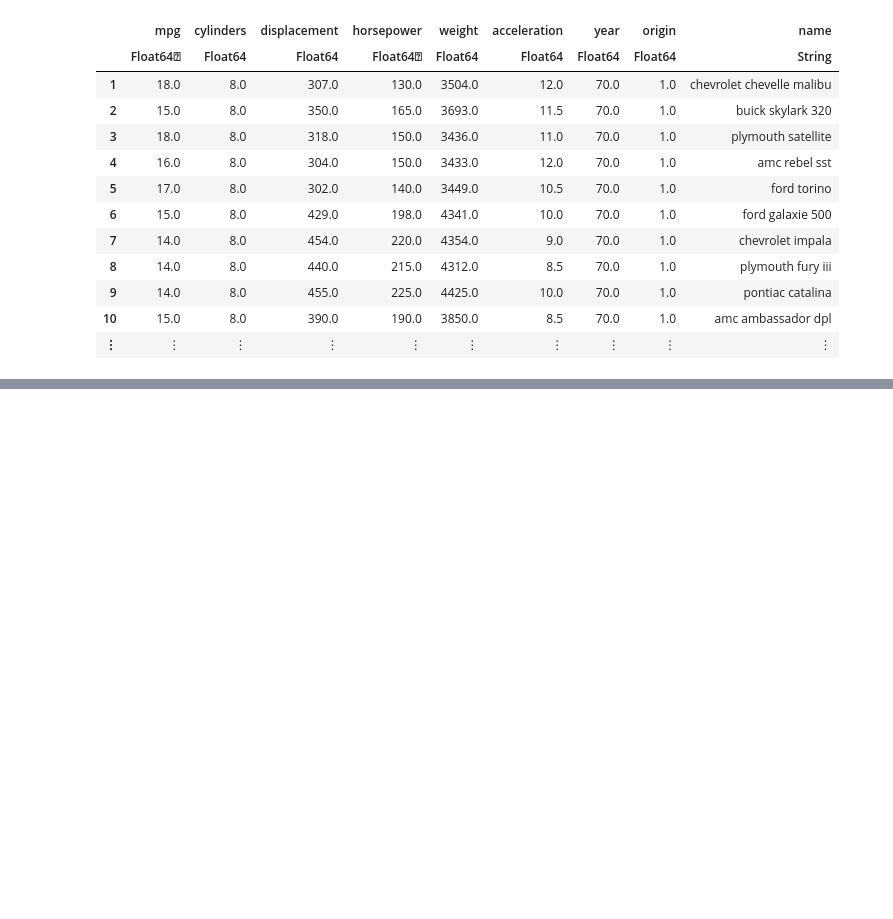
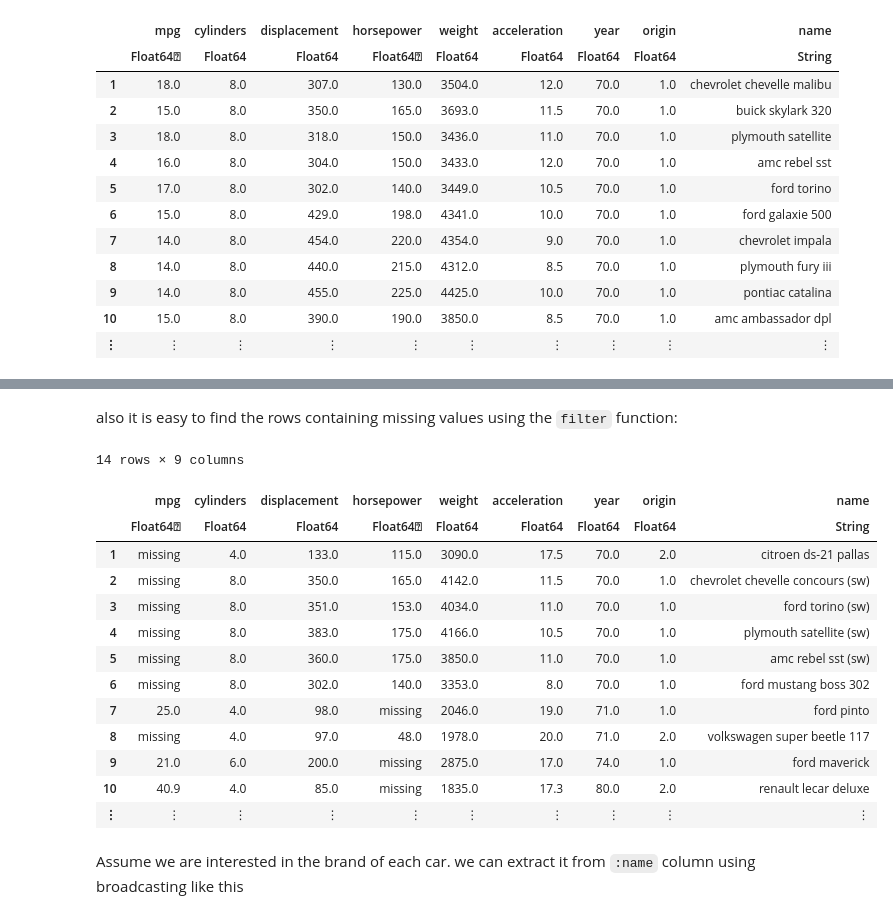
Before and after one commit to ManideepBangaru/Julia-Journey, a Jupyter notebook: 06_Working with Text files.ipynb, the cells around one changed output, grey strips where cells are left out. Saved outputs shown, nothing was run; the diff lists cells and outputs as text; code cells hidden in the pictures; blank space fills up the shorter version.

```diff
--- a/06_Working with Text files.ipynb
+++ b/06_Working with Text files.ipynb
@@ -223,0 +262,21 @@ df1_2
+# %% [markdown]
+also it is easy to find the rows containing missing values using the `filter` function:
+# %%
+filter(x -> any(ismissing,x),df1)
+# %% [output]
+14 rows × 9 columns
+|  | mpg | cylinders | displacement | horsepower | weight | acceleration | year | origin | name |
+|  | Float64⍰ | Float64 | Float64 | Float64⍰ | Float64 | Float64 | Float64 | Float64 | String |
+| 1 | missing | 4.0 | 133.0 | 115.0 | 3090.0 | 17.5 | 70.0 | 2.0 | citroen ds-21 pallas |
+| 2 | missing | 8.0 | 350.0 | 165.0 | 4142.0 | 11.5 | 70.0 | 1.0 | chevrolet chevelle concours (sw) |
+| 3 | missing | 8.0 | 351.0 | 153.0 | 4034.0 | 11.0 | 70.0 | 1.0 | ford torino (sw) |
+| 4 | missing | 8.0 | 383.0 | 175.0 | 4166.0 | 10.5 | 70.0 | 1.0 | plymouth satellite (sw) |
+| 5 | missing | 8.0 | 360.0 | 175.0 | 3850.0 | 11.0 | 70.0 | 1.0 | amc rebel sst (sw) |
+| 6 | missing | 8.0 | 302.0 | 140.0 | 3353.0 | 8.0 | 70.0 | 1.0 | ford mustang boss 302 |
+| 7 | 25.0 | 4.0 | 98.0 | missing | 2046.0 | 19.0 | 71.0 | 1.0 | ford pinto |
+| 8 | missing | 4.0 | 97.0 | 48.0 | 1978.0 | 20.0 | 71.0 | 2.0 | volkswagen super beetle 117 |
+| 9 | 21.0 | 6.0 | 200.0 | missing | 2875.0 | 17.0 | 74.0 | 1.0 | ford maverick |
+| 10 | 40.9 | 4.0 | 85.0 | missing | 1835.0 | 17.3 | 80.0 | 2.0 | renault lecar deluxe |
+| ⋮ | ⋮ | ⋮ | ⋮ | ⋮ | ⋮ | ⋮ | ⋮ | ⋮ | ⋮ |
+# %% [markdown]
+Assume we are interested in the brand of each car. we can extract it from `:name` column using broadcasting like this
```
Also changed, not shown: parts of 26 cells of this notebook.
